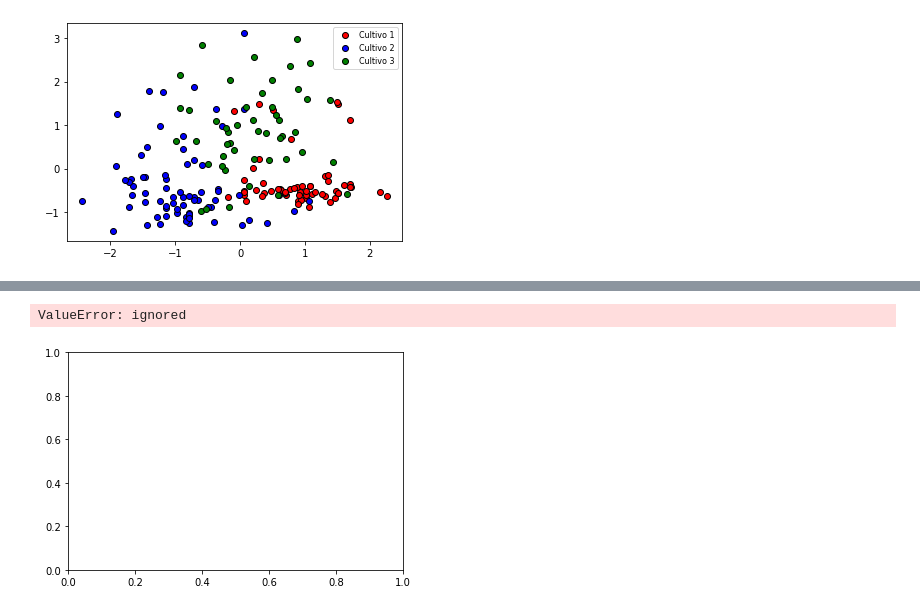
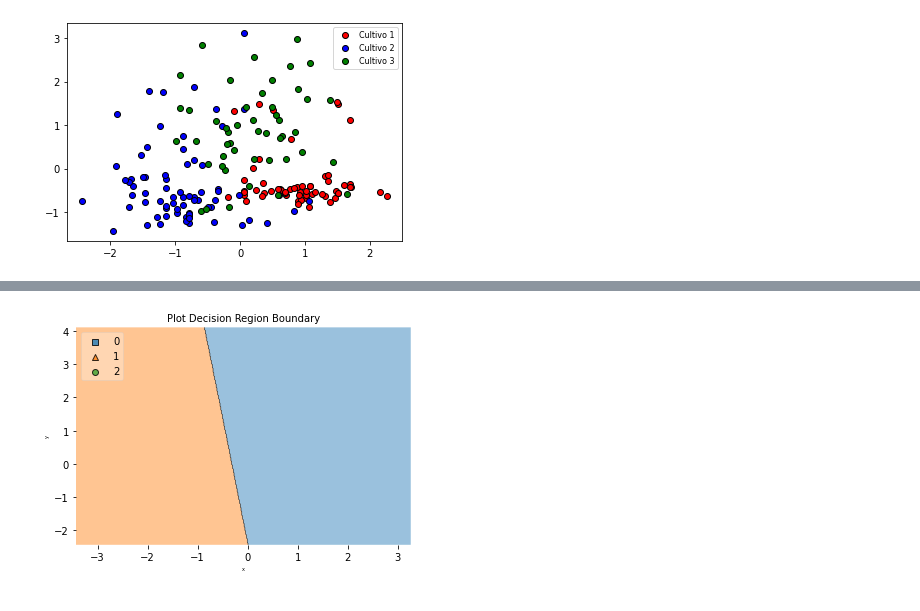
Before and after one commit to LuchoValr/Mycodes, a Jupyter notebook: Vinos.ipynb, the cells around one changed output, grey strips where cells are left out. Drawn from its saved outputs; the diff is of its cells as text; code cells hidden in the pictures.

```diff
--- a/Vinos.ipynb
+++ b/Vinos.ipynb
@@ -54,12 +75,25 @@ history=modelo.fit(X,Y,epochs=4000,batch_size=X.shape[0],verbose=2)
+# %%
+class Onehot2Int(object):
+
+    def __init__(self, model):
+        self.model = model
+
+    def predict(self, X):
+        y_pred = self.model.predict(X)
+        return np.argmax(y_pred, axis=1)
+# %%
+keras_model_no_ohe = Onehot2Int(modelo)
 # %%
 from mlxtend.plotting import plot_decision_regions
 value=1.5
 widght=0.75
-plot_decision_regions(X, Y_num, clf=modelo, legend=2,feature_index=[0,1],
+plot_decision_regions(X, Y_num, clf=keras_model_no_ohe, legend=2,feature_index=[0,1],
                       filler_feature_values={2: value, 3:value, 4:value,5:value,6:value,7:value,8:value,9:value,10:value,11:value},
                       filler_feature_ranges={2: widght, 3: widght,4:widght,5:widght,6:widght,7:widght,8:widght,9:widght,10:widght,11:widght})
 plt.xlabel("x", size=5)
 plt.ylabel("y", size=5)
 plt.title('Plot Decision Region Boundary', size=10)
 plt.show()
+
+#Posible error por falta de variables visibles
 # %% [output]
@@ -67,2 +101 @@ plt.show()
-ValueError: ignored
-[figure, old version]
+[figure, new version]
```
Also changed, not shown: parts of 3 cells of this notebook.
